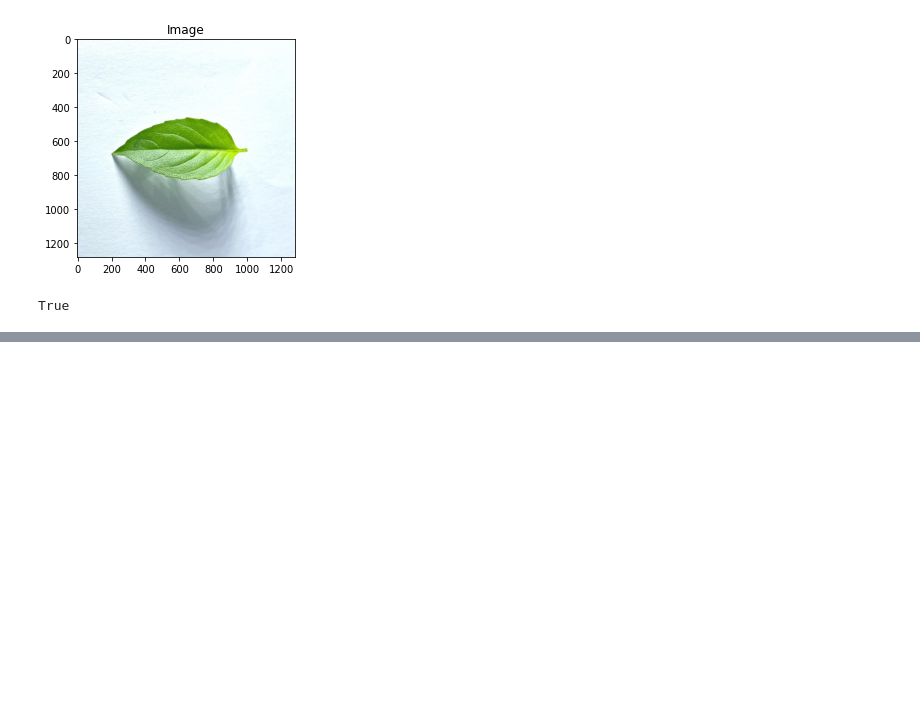
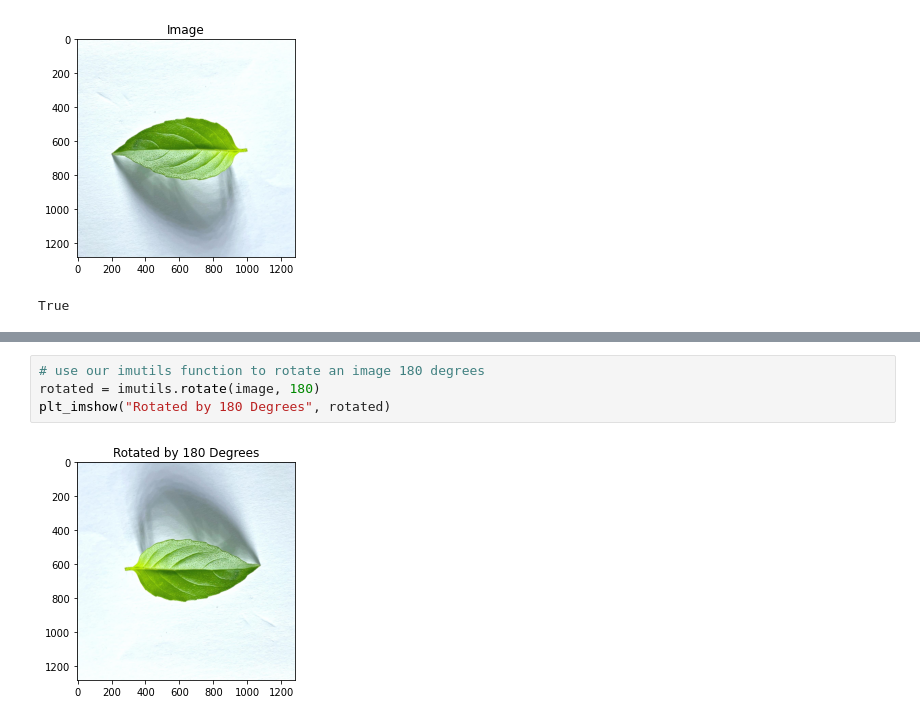
Before and after one commit to armita15/computer-vision, a Jupyter notebook: Image_fundamental/if_basic_command.ipynb, the cells around one changed output, grey strips where cells are left out. Drawn from its saved outputs; the diff is of its cells as text; blank space fills up the shorter version.

```diff
--- a/Image_fundamental/if_basic_command.ipynb
+++ b/Image_fundamental/if_basic_command.ipynb
@@ -51,0 +86,6 @@ True
+# %%
+# use our imutils function to rotate an image 180 degrees
+rotated = imutils.rotate(image, 180)
+plt_imshow("Rotated by 180 Degrees", rotated)
+# %% [output]
+[figure, added]
```
Also changed, not shown: parts of 6 cells of this notebook.
